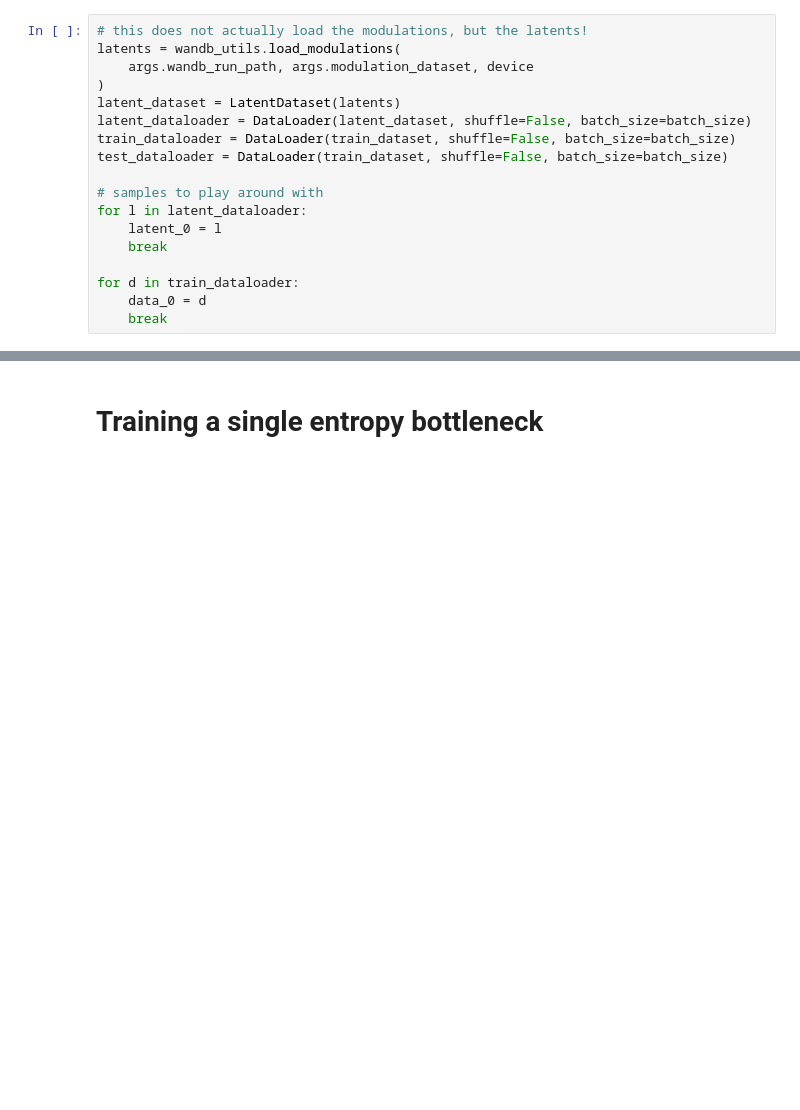
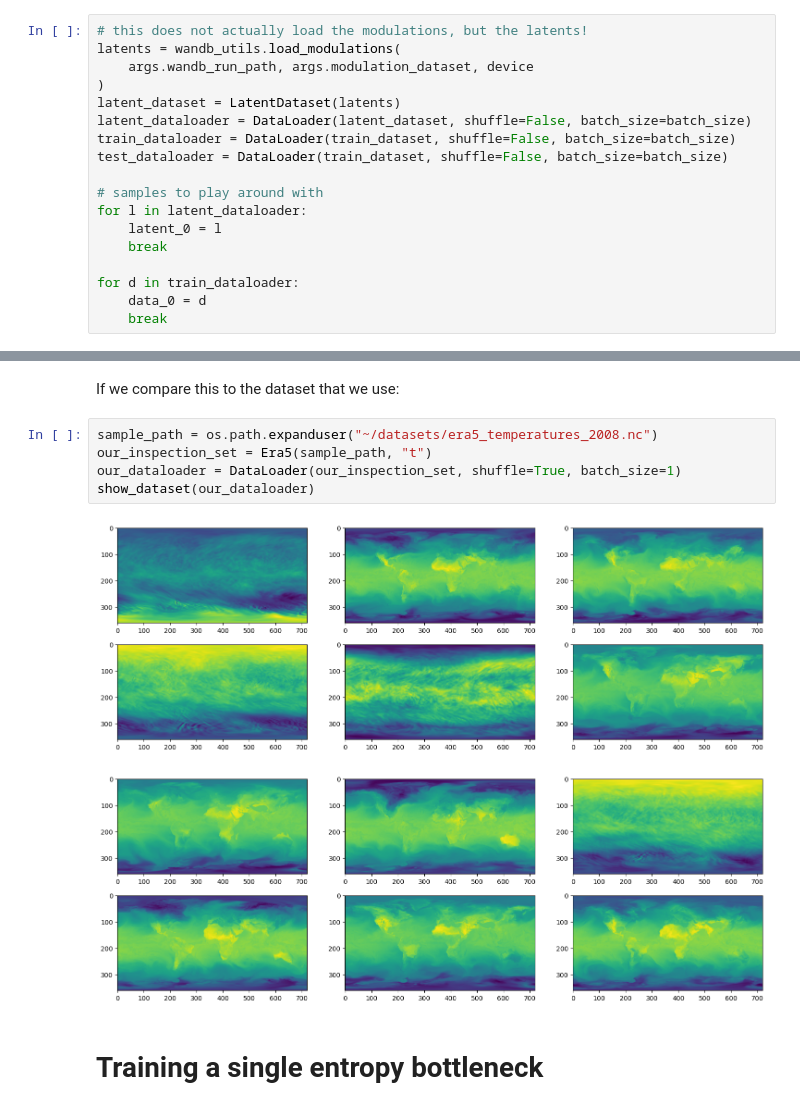
Before and after one commit to Conzel/coinpp-entropy, a Jupyter notebook: test_coinpp_latent_scaling.ipynb, the cells around one changed output, grey strips where cells are left out. Drawn from its saved outputs; the diff is of its cells as text; blank space fills up the shorter version.

```diff
--- a/test_coinpp_latent_scaling.ipynb
+++ b/test_coinpp_latent_scaling.ipynb
@@ -79,3 +124,13 @@ for d in train_dataloader:
+# %% [markdown]
+If we compare this to the dataset that we use:
+# %%
+sample_path = os.path.expanduser("~/datasets/era5_temperatures_2008.nc")
+our_inspection_set = Era5(sample_path, "t")
+our_dataloader = DataLoader(our_inspection_set, shuffle=True, batch_size=1)
+show_dataset(our_dataloader)
+# %% [output]
+[figure, added]
+[figure, added]
 # %% [markdown]
 # Training a single entropy bottleneck
 # %% [markdown]
```
Also changed, not shown: parts of 13 cells of this notebook, 5 other files.
